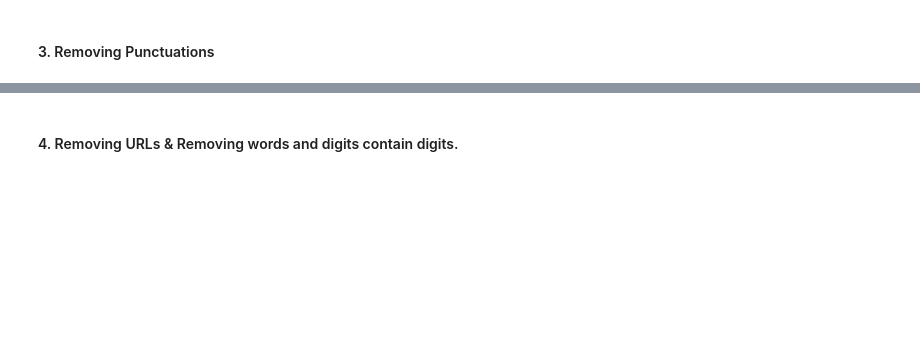
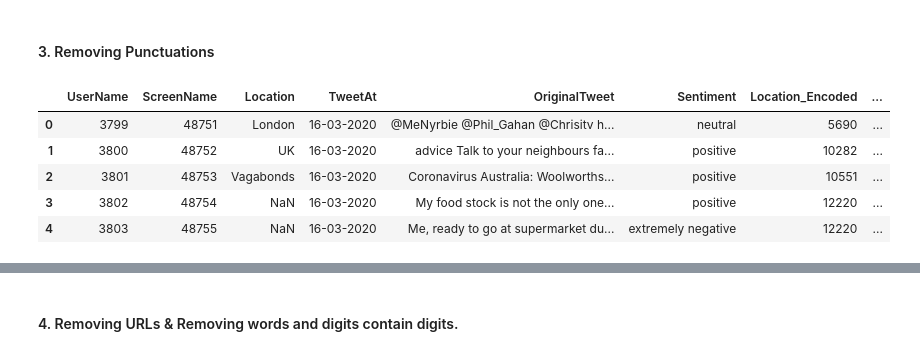
Before and after one commit to khalilkhan1111/corona_virus_tweet_setiment_analysis, a Jupyter notebook: Corona_virus_Tweet_Sentiment_Analysis.ipynb, the cells around one changed output, grey strips where cells are left out. Saved outputs shown, nothing was run; the diff lists cells and outputs as text; code cells hidden in the pictures; blank space fills up the shorter version.

```diff
--- a/Corona_virus_Tweet_Sentiment_Analysis.ipynb
+++ b/Corona_virus_Tweet_Sentiment_Analysis.ipynb
@@ -758,0 +756,10 @@ Answer Here.
+# %%
+# Encode your categorical columns
+
+from sklearn.preprocessing import LabelEncoder
+# Perform label encoding
+label_encoder = LabelEncoder()
+df['Location_Encoded'] = label_encoder.fit_transform(df['Location'])
+
+# Print the encoded dataframe
+print(df)
@@ -769,0 +793,17 @@ Answer Here.
+# %%
+# Expand Contraction
+#Define contraction mapping dictionary
+contractions = {"I'm": 'I am', "You're": 'You are', "I'll": 'I will',"He's": 'He is', "She's": 'She is', "It's": 'It is',"What's":'what is'}
+
+# Function to expand contractions
+def expand_contractions(text):
+    words = text.split()
+    expanded_words = [contractions[word] if word in contractions else word for word in words]
+    expanded_text = ' '.join(expanded_words)
+    return expanded_text
+
+# Apply expansion of contractions
+df['Sentiment_Expanded'] = df['Sentiment'].apply(expand_contractions)
+
+# Print the expanded dataframe
+print(df)
@@ -773,0 +830,7 @@ Answer Here.
+# %%
+# Lower Casing
+# Convert all columns to lowercase
+df = df.applymap(lambda x: x.lower() if isinstance(x, str) else x)
+
+# Print the modified dataframe
+print(df)
@@ -777,0 +857,13 @@ Answer Here.
+# %%
+# Text Cleaning
+df = df.copy()
+# %%
+df['Clean_tweet'] = df['Clean_tweet'].apply(lambda x: re.split('https:\/\/.*', str(x))[0])
+df.head()
+# %% [output]
+|  | UserName | ScreenName | Location | TweetAt | OriginalTweet | Sentiment | Location_Encoded | ... |
+| 0 | 3799 | 48751 | London | 16-03-2020 | @MeNyrbie @Phil_Gahan @Chrisitv h... | neutral | 5690 | ... |
+| 1 | 3800 | 48752 | UK | 16-03-2020 | advice Talk to your neighbours fa... | positive | 10282 | ... |
+| 2 | 3801 | 48753 | Vagabonds | 16-03-2020 | Coronavirus Australia: Woolworths... | positive | 10551 | ... |
+| 3 | 3802 | 48754 | NaN | 16-03-2020 | My food stock is not the only one... | positive | 12220 | ... |
+| 4 | 3803 | 48755 | NaN | 16-03-2020 | Me, ready to go at supermarket du... | extremely negative | 12220 | ... |
```
Also changed, not shown: parts of 24 cells of this notebook.
